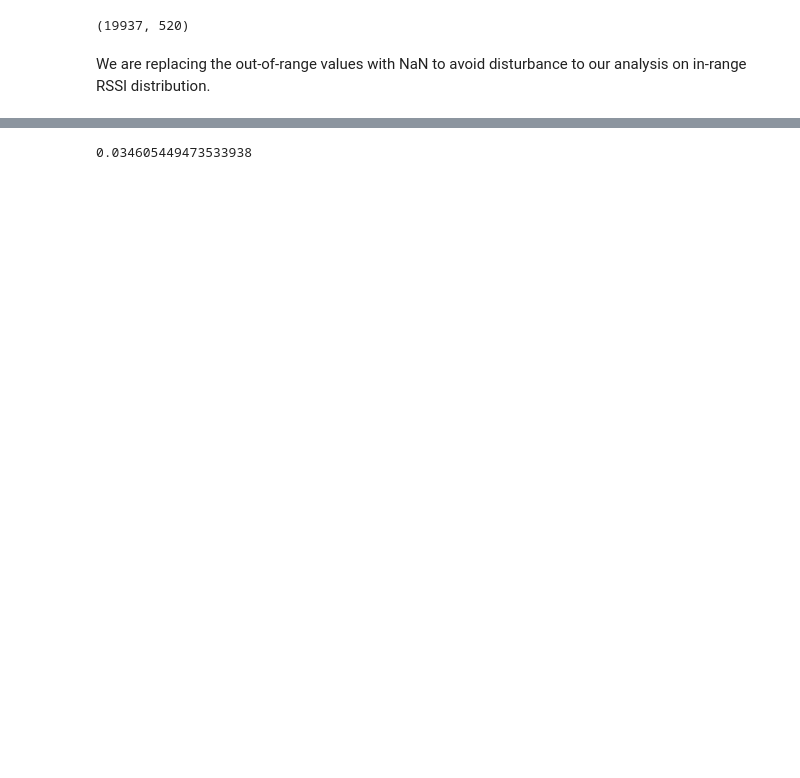
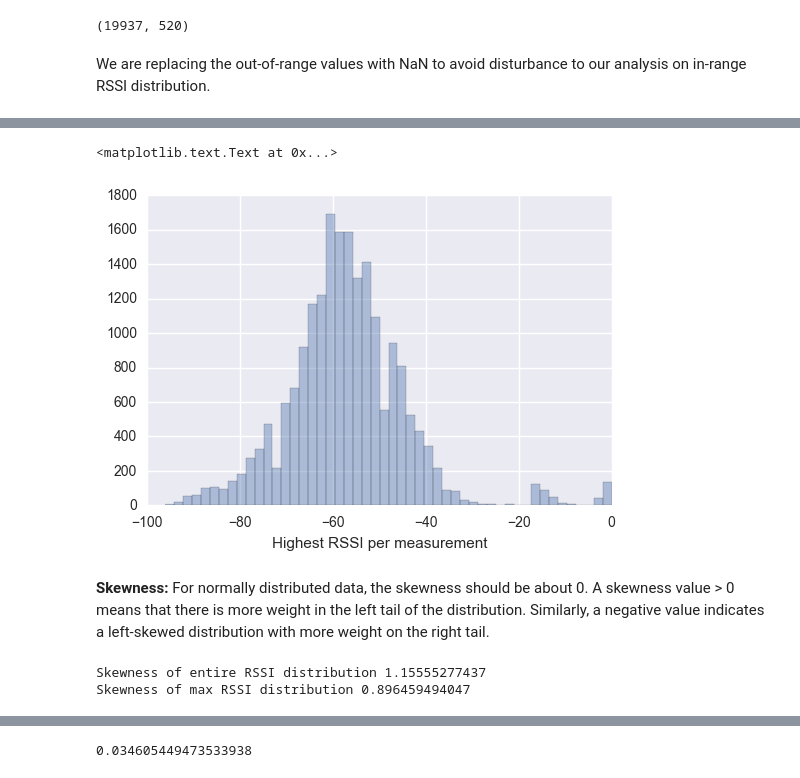
Before and after one commit to sharan-naribole/wlan_localization, a Jupyter notebook: UJIIndoorLoc .ipynb, the cells around one changed output, grey strips where cells are left out. Cells and saved outputs as stored; diff of their text form; code cells hidden in the pictures; blank space fills up the shorter version.

```diff
--- a/UJIIndoorLoc .ipynb
+++ b/UJIIndoorLoc .ipynb
@@ -137,0 +132,20 @@ Let's look at percentage of out-of-range overall and column wise.
+# %%
+X_ap_max = (X_train
+           .max(axis = 1,skipna=True)
+           .dropna())
+
+fig, ax = plt.subplots(1,1)
+
+sns.distplot(X_ap_max.dropna(), ax = ax,kde=False)
+ax.set_xlabel("Highest RSSI per measurement")
+# %% [output]
+<matplotlib.text.Text at 0x...>
+[figure, added]
+# %% [markdown]
+**Skewness:** For normally distributed data, the skewness should be about 0. A skewness value > 0 means that there is more weight in the left tail of the distribution. Similarly, a negative value indicates a left-skewed distribution with more weight on the right tail.
+# %%
+print("Skewness of entire RSSI distribution", X_stack.skew())
+print("Skewness of max RSSI distribution", X_ap_max.skew())
+# %% [output]
+Skewness of entire RSSI distribution 1.15555277437
+Skewness of max RSSI distribution 0.896459494047
```
Also changed, not shown: parts of 40 cells of this notebook, 13 other files.
